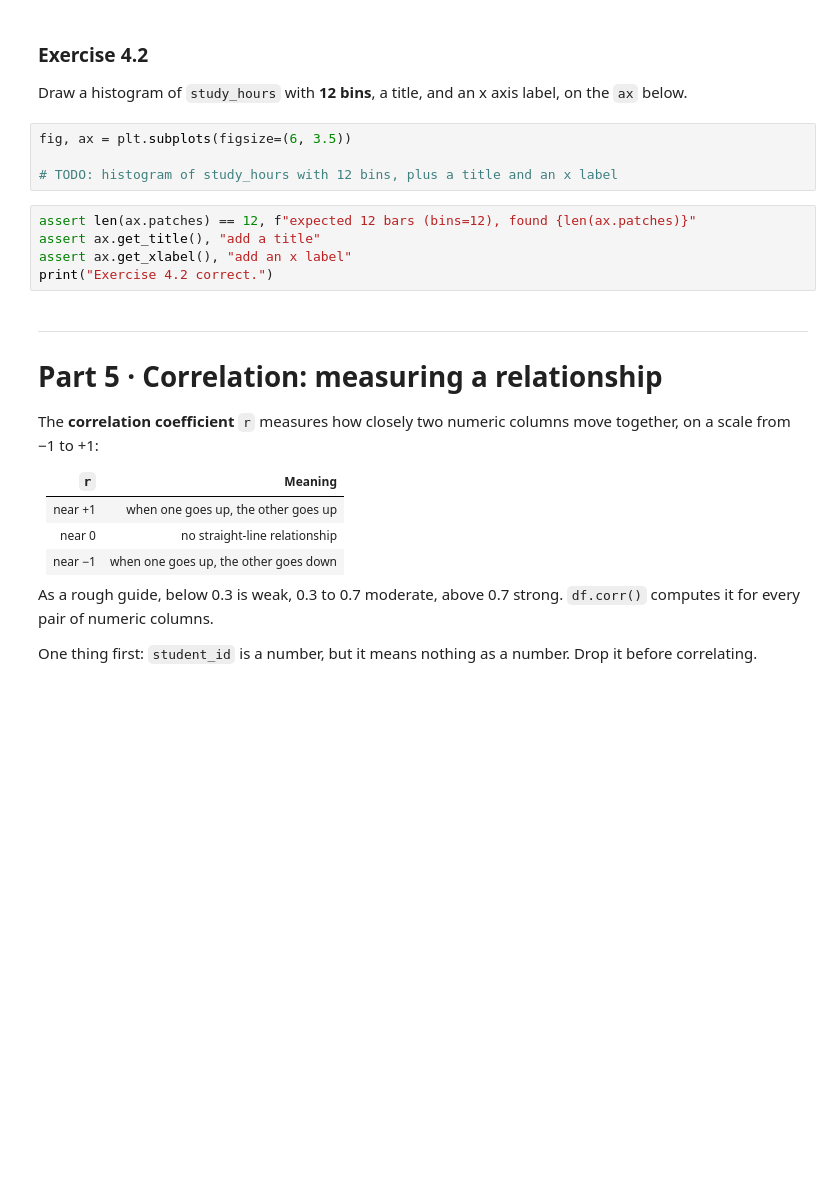
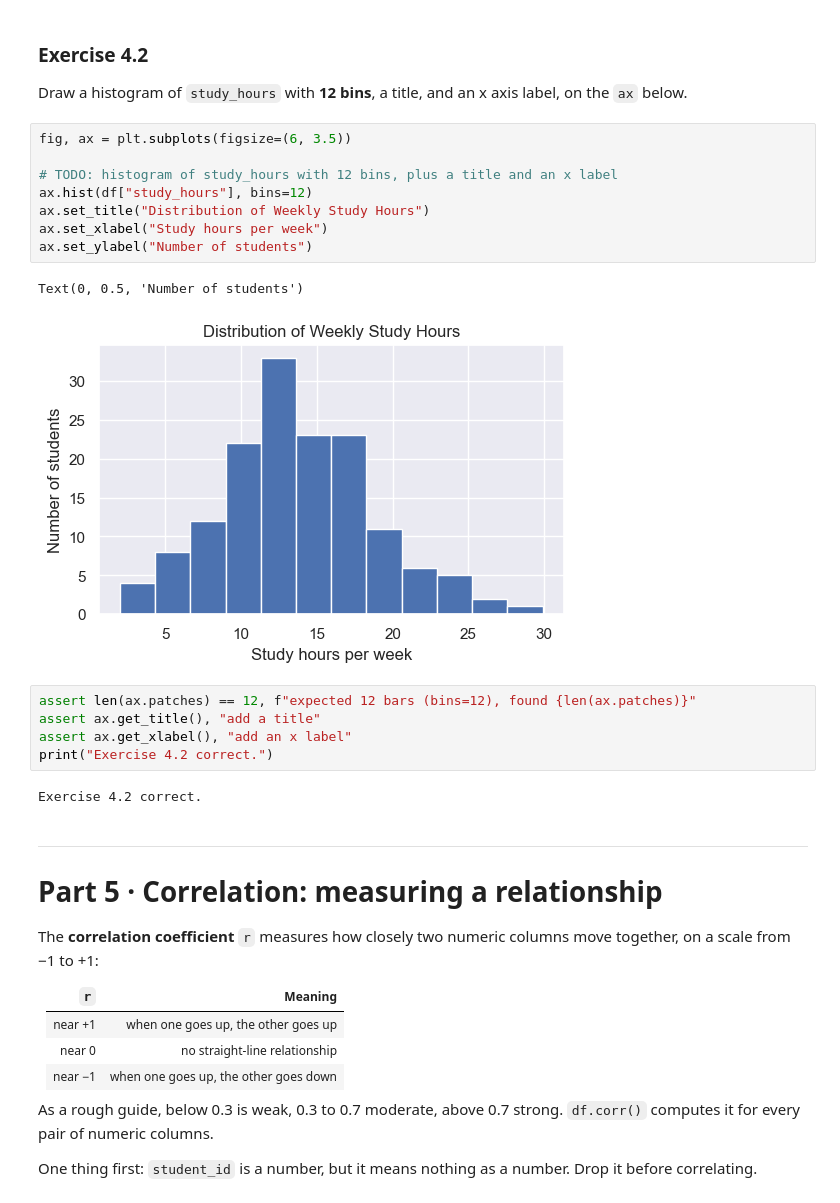
Before and after one commit to mashaelalnasr12-dotcom/arti303, a Jupyter notebook: lab06.ipynb, the cells around one changed output. Cells and saved outputs as stored; diff of their text form; blank space fills up the shorter version.

```diff
--- a/lab06.ipynb
+++ b/lab06.ipynb
@@ -457,12 +545,21 @@ axis label, on the `ax` below.
 # %%
 fig, ax = plt.subplots(figsize=(6, 3.5))
 
 # TODO: histogram of study_hours with 12 bins, plus a title and an x label
+ax.hist(df["study_hours"], bins=12)
+ax.set_title("Distribution of Weekly Study Hours")
+ax.set_xlabel("Study hours per week")
+ax.set_ylabel("Number of students")
+# %% [output]
+Text(0, 0.5, 'Number of students')
+[figure, added]
 # %%
 assert len(ax.patches) == 12, f"expected 12 bars (bins=12), found {len(ax.patches)}"
 assert ax.get_title(), "add a title"
 assert ax.get_xlabel(), "add an x label"
 print("Exercise 4.2 correct.")
+# %% [output]
+Exercise 4.2 correct.
 # %% [markdown]
 ---
 # Part 5 · Correlation: measuring a relationship
```
Also changed, not shown: parts of 33 cells of this notebook, 3 other files.
